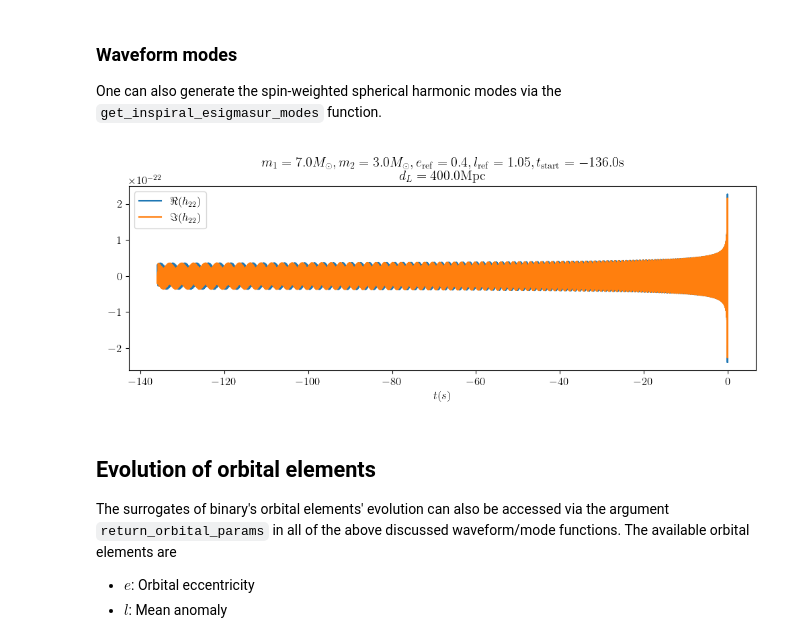
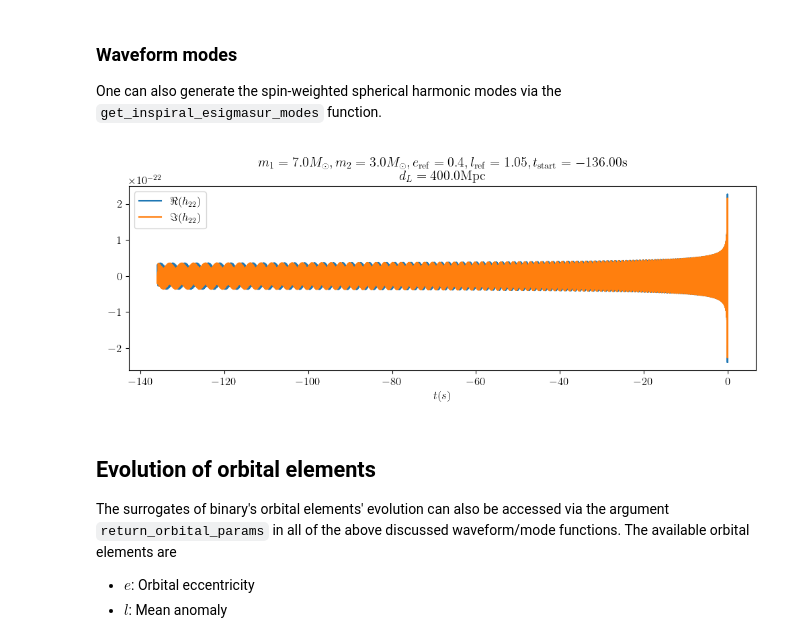
Before and after one commit to Akash-Maurya-0899/esigmapy, a Jupyter notebook: notebooks/EsigmaSur_generation.ipynb, the cells around one changed output. Cells and saved outputs as stored; diff of their text form; code cells hidden in the pictures.

```diff
--- a/notebooks/EsigmaSur_generation.ipynb
+++ b/notebooks/EsigmaSur_generation.ipynb
@@ -118,36 +117,36 @@ m2 = 3.
 reference_eccentricity = 0.4 # reference eccentricity
 reference_mean_anomaly = 60 * np.pi/180. # reference mean anomaly
 
 distance = 400. # source luminosity distance (in Mpc)
 inclination = 30 * np.pi/180. # orbital inclination with line-of-sight
 
 delta_t = 1/2**12 # time grid-spacing (in s)
 t_start = -136. # Waveform starting time (in s). t=0 corresponds to the end of waveform, so the starting time should be a negative real number
 
 modes_to_use = [(2, 2)]
 
 modes = esigmasur.get_inspiral_esigmasur_modes(
     mass1=m1,
     mass2=m2,
     reference_eccentricity=reference_eccentricity,
     reference_mean_anomaly=reference_mean_anomaly,
-    delta_t = 1/2**12,
+    delta_t = delta_t,
     t_start=t_start,
     distance=distance)
 
 plt.figure(figsize=(10, 4))
-plt.title(fr"""$m_1={m1} M_\odot, m_2={m2} M_\odot, e_{{\rm{{ref}}}}={reference_eccentricity}, l_{{\rm{{ref}}}}={reference_mean_anomaly:.2f}, t_{{\rm{{start}}}}={t_start}\rm{{s}}$
+plt.title(fr"""$m_1={m1} M_\odot, m_2={m2} M_\odot, e_{{\rm{{ref}}}}={reference_eccentricity}, l_{{\rm{{ref}}}}={reference_mean_anomaly:.2f}, t_{{\rm{{start}}}}={t_start:.2f}\rm{{s}}$
           $d_L={distance}\rm{{Mpc}}$""")
 
 mode_name = (2, 2)
 ell, m = mode_name
 plt.plot(modes[mode_name].sample_times.data, modes[mode_name].real().data, label=rf"$\Re(h_{{{ell} {m}}})$")
 plt.plot(modes[mode_name].sample_times.data, modes[mode_name].imag().data, label=rf"$\Im(h_{{{ell} {m}}})$")
 plt.legend(loc=2)
 plt.xlabel(r"$t (s)$")
 plt.tight_layout()
 # %% [output]
-[figure, old version]
+[figure, new version]
 # %% [markdown]
 ## Evolution of orbital elements
 The surrogates of binary's orbital elements' evolution can also be accessed via the argument `return_orbital_params` in all of the above discussed waveform/mode functions. The available orbital elements are
```
Also changed, not shown: parts of 4 cells of this notebook, 2 other files.
